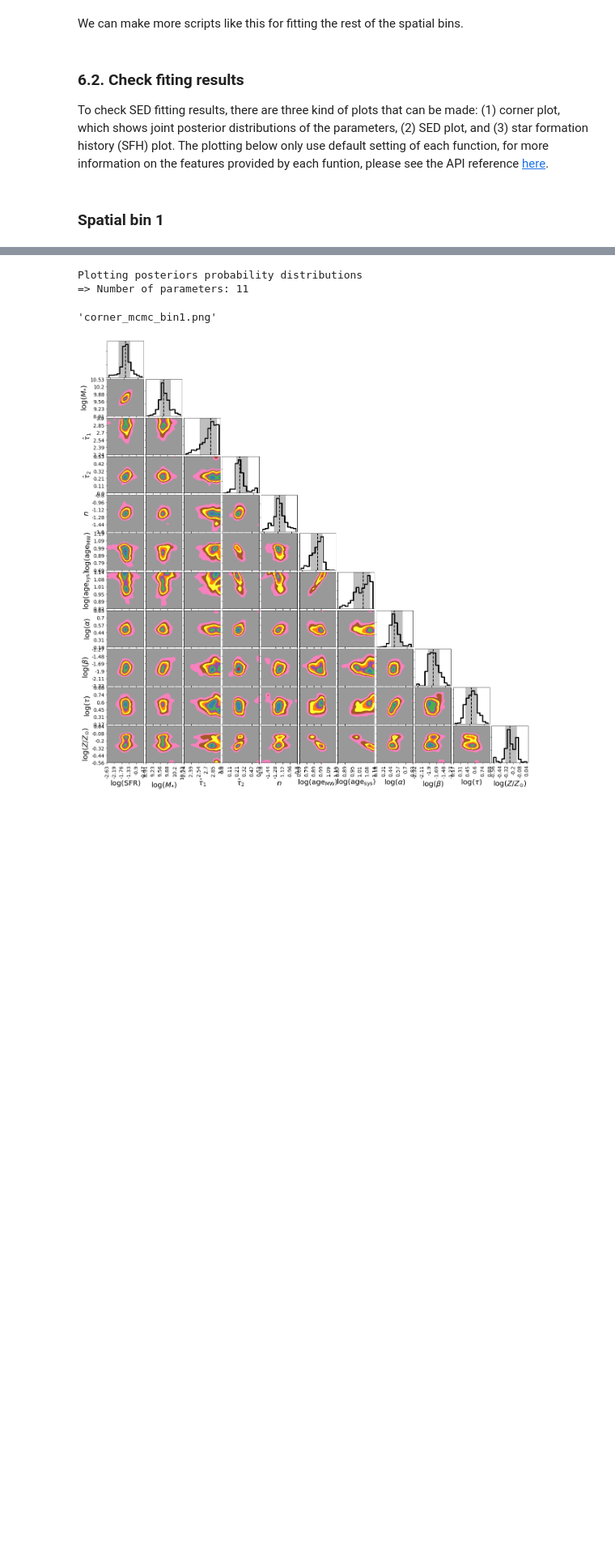
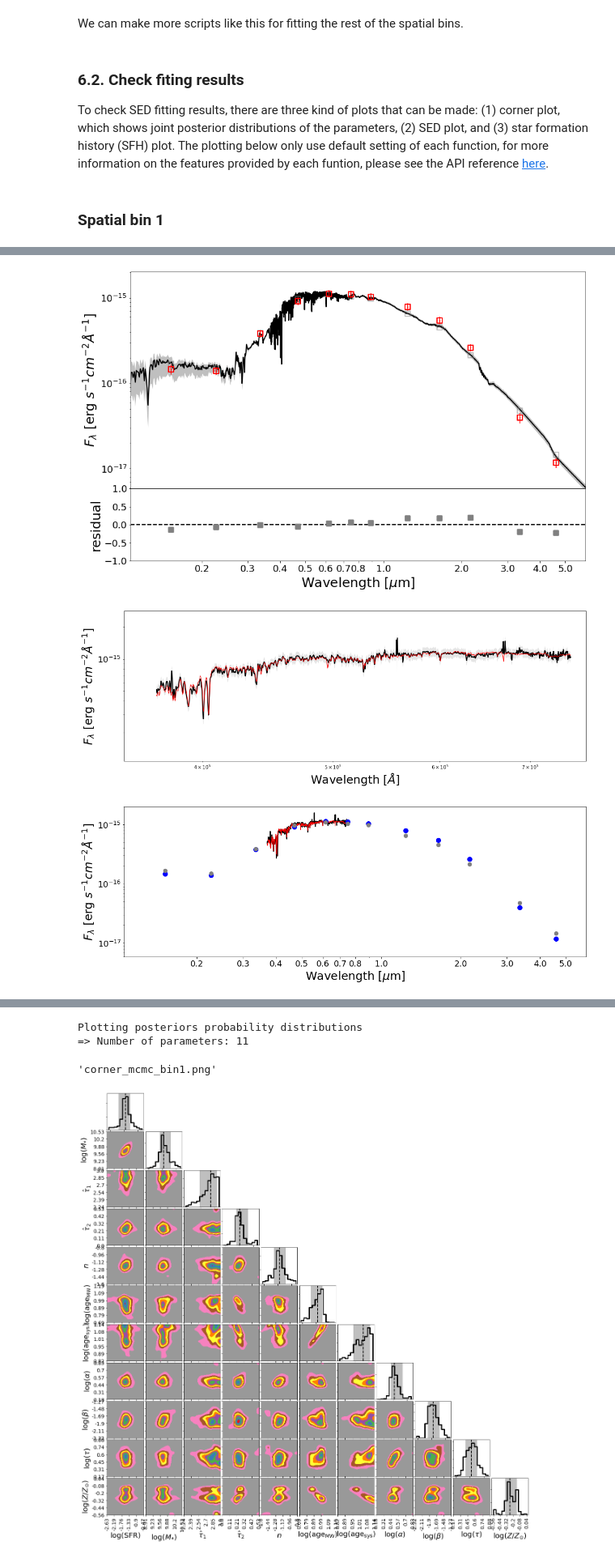
Before and after one commit to aabdurrouf/piXedfit, a Jupyter notebook: examples/FUVtoNIR_CALIFA/Step6_SEDfitting.ipynb, the cells around one changed output, grey strips where cells are left out. Shown at 81% size. Cells and saved outputs as stored; diff of their text form; code cells hidden in the pictures; blank space fills up the shorter version.

```diff
--- a/examples/FUVtoNIR_CALIFA/Step6_SEDfitting.ipynb
+++ b/examples/FUVtoNIR_CALIFA/Step6_SEDfitting.ipynb
@@ -156,0 +175,7 @@ from piXedfit.piXedfit_analysis import plot_sfh_mcmc
+# %%
+name_sampler_fits = "mcmc_bin1.fits"
+plot_SED(name_sampler_fits, decompose=0, xticks=[0.2,0.3,0.4,0.5,0.6,0.7,0.8,1.0,2.0,3.0,4.0,5.0])
+# %% [output]
+[figure, added]
+[figure, added]
+[figure, added]
```
Also changed, not shown: parts of 2 cells of this notebook, 7 other files.
